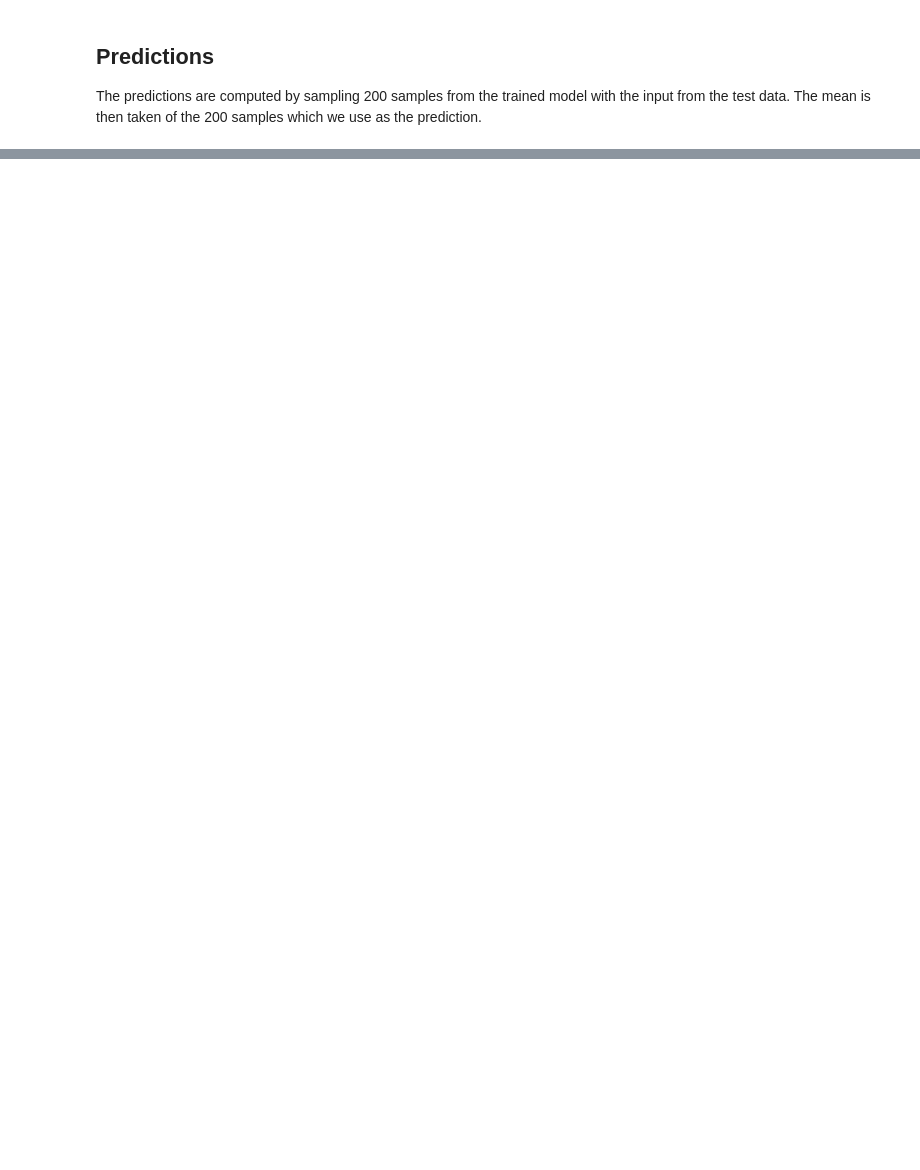
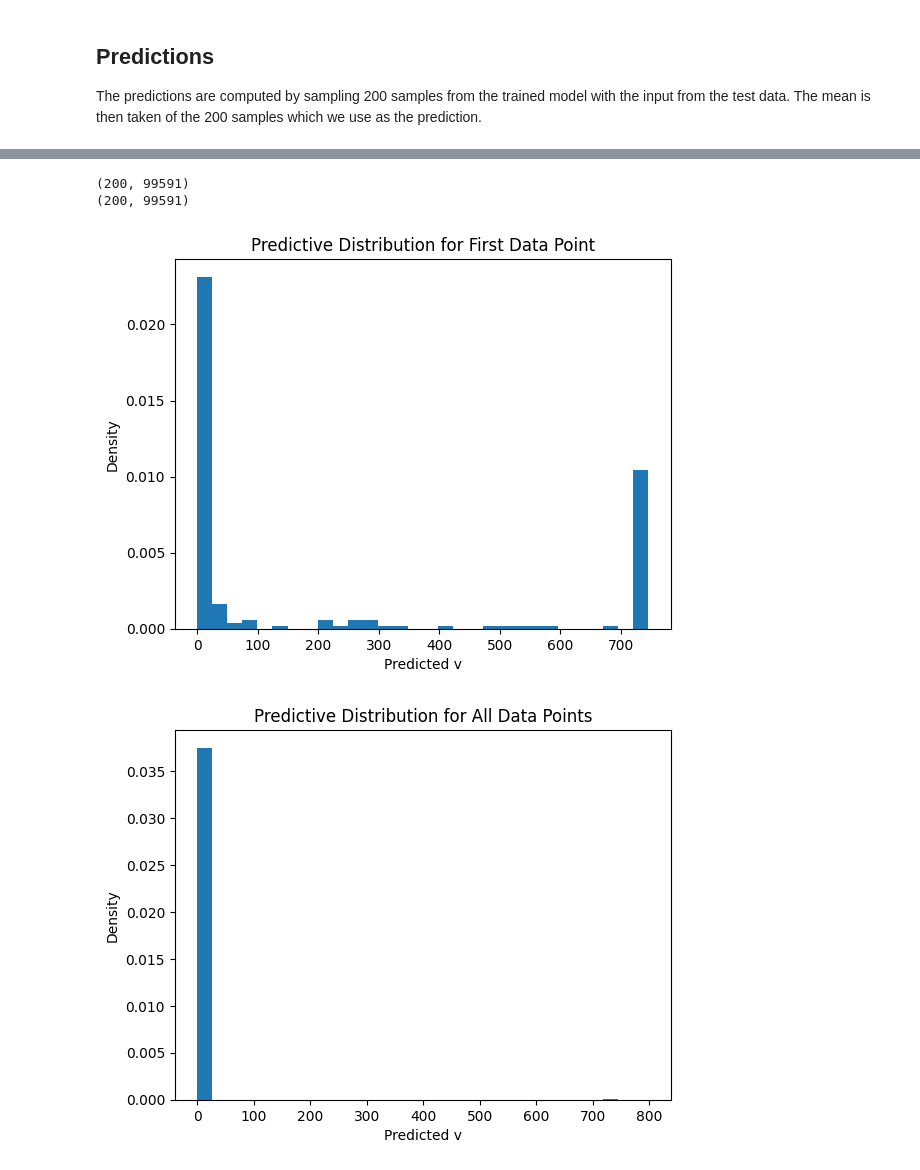
Before and after one commit to KarolineKlan/mbml_project, a Jupyter notebook: 2_Mixture_Model.ipynb, the cells around one changed output, grey strips where cells are left out. Saved outputs shown, nothing was run; the diff lists cells and outputs as text; code cells hidden in the pictures; blank space fills up the shorter version.

```diff
--- a/2_Mixture_Model.ipynb
+++ b/2_Mixture_Model.ipynb
@@ -465,0 +449,40 @@ Minimum 0.0 and maximum 47.5
+# %%
+# samples["obs_logv"] has shape: (num_samples, num_data_points)
+pred_v_log_samples = samples["obs_logv"]  # shape: (num_samples, N)
+
+# Reverse standardize each sample separately
+pred_v_log_samples = reverse_standardize_tensor(pred_v_log_samples, v_time_mean, v_time_std)
+
+# Exponentiate to get pred_v for each sample
+pred_v_samples = torch.exp(pred_v_log_samples)
+
+# Convert to NumPy for further analysis
+pred_v_samples = pred_v_samples.cpu().numpy()
+
+true_v_expanded = np.expand_dims(true_v, axis=0)  # Add a new axis at the beginning
+true_v_copied = np.repeat(true_v_expanded, pred_v_samples.shape[0], axis=0)
+print(true_v_copied.shape)
+print(pred_v_samples.shape)
+
+plt.hist(pred_v_samples[:, 0], bins=30, density=True)
+plt.title("Predictive Distribution for First Data Point")
+plt.xlabel("Predicted v")
+plt.ylabel("Density")
+plt.show()
+
+# Example: mean, std, and quantiles
+pred_v_mean = pred_v_samples.mean(0)  # mean predictions for each data point
+pred_v_std = pred_v_samples.std(0)    # std for each data point
+pred_v_5q = np.percentile(pred_v_samples, 5, axis=0)
+pred_v_95q = np.percentile(pred_v_samples, 95, axis=0)
+
+plt.hist(pred_v_samples.flatten(), bins=30, density=True)
+plt.title("Predictive Distribution for All Data Points")
+plt.xlabel("Predicted v")
+plt.ylabel("Density")
+plt.show()
+# %% [output]
+(200, 99591)
+(200, 99591)
+[figure, added]
+[figure, added]
```
Also changed, not shown: parts of 14 cells of this notebook, 3 other files.
